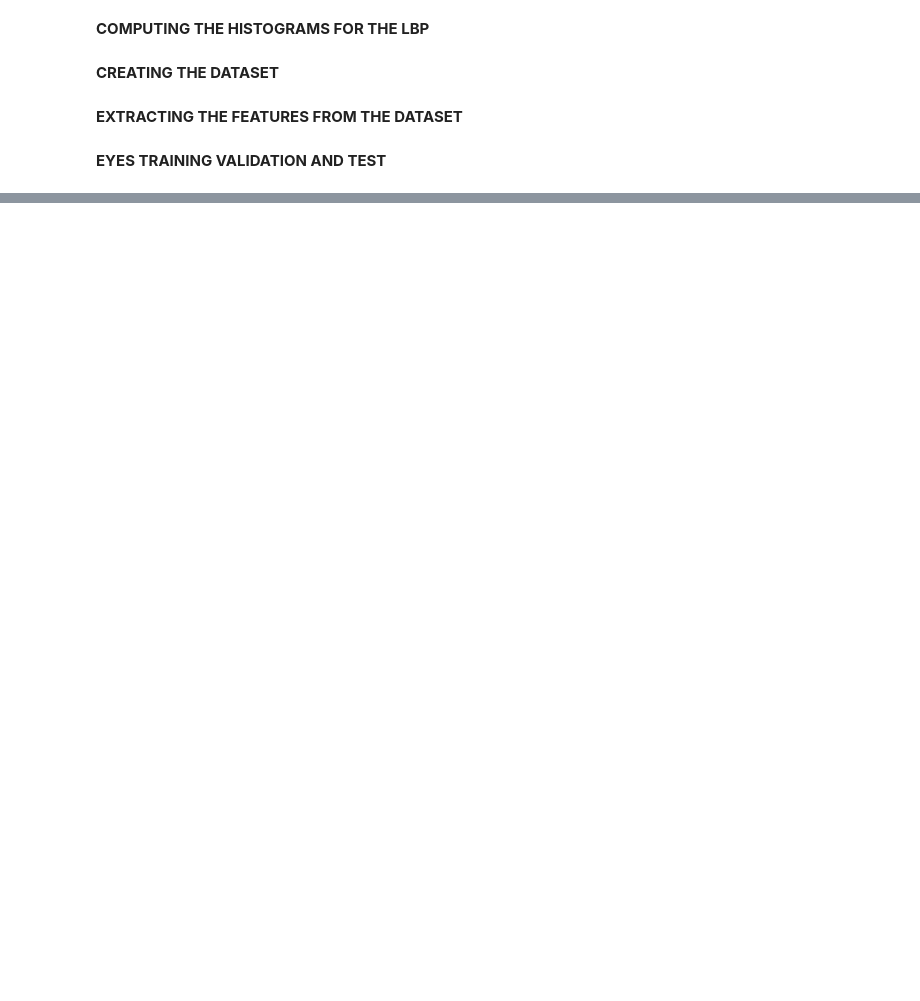
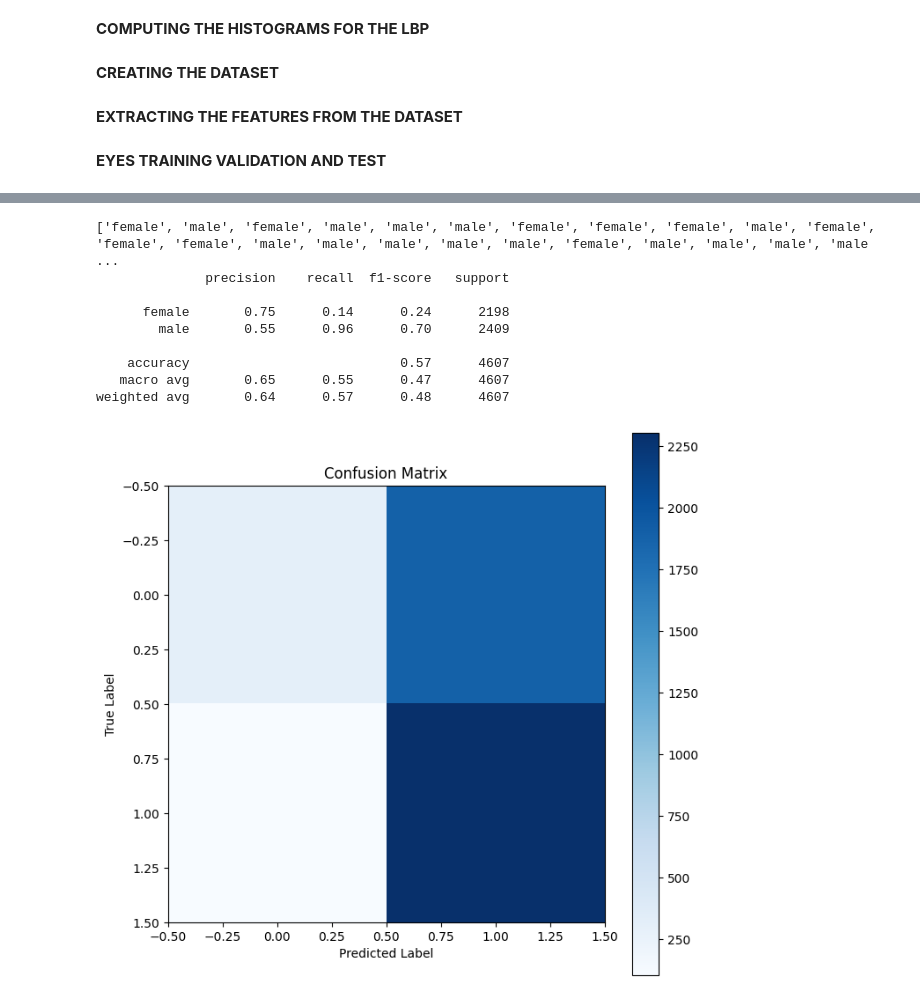
Before and after one commit to ValentinaEmili/Biometric-Systems---Ethnicity-recognition, a Jupyter notebook: LightGBM_BS.ipynb, the cells around one changed output, grey strips where cells are left out. Cells and saved outputs as stored; diff of their text form; code cells hidden in the pictures; blank space fills up the shorter version.

```diff
--- a/LightGBM_BS.ipynb
+++ b/LightGBM_BS.ipynb
@@ -610,0 +707,7 @@ weighted avg       0.39      0.43      0.36      4776
+# %%
+X_resampled=X_train
+y_resampled=y_train
+class_weights = compute_class_weight('balanced',  classes=np.unique(y_resampled), y=y_resampled, majority_class_weight_factor=2.5)
+#class_weights = compute_class_weight('balanced', classes=np.unique(y_train), )
+# Create class weights array for each sample
+class_weights = np.array([class_weights[label] for label in y_resampled])
@@ -610,0 +716,12 @@ weighted avg       0.39      0.43      0.36      4776
+# %%
+
+#X_resampled, y_resampled
+train_data = lgb.Dataset(X_resampled, label=y_resampled,weight=class_weights)
+test_data = lgb.Dataset(X_test, label=y_test,free_raw_data=False)
+
+# Ensure X_train and y_train are valid NumPy arrays
+if not isinstance(X_resampled, np.ndarray) or not isinstance(y_train, np.ndarray):
+    raise ValueError("X_train and y_train must be NumPy arrays")
+# Check for empty training data
+if len(X_resampled) == 0:
+    raise ValueError("X_train cannot be empty")
@@ -610,0 +883,27 @@ weighted avg       0.39      0.43      0.36      4776
+# %%
+y_test = [label_map[i] for i in y_test]
+print(y_test)
+# Evaluate the model
+print(classification_report(y_test, y_pred_classes))
+
+# Confusion Matrix
+cm = confusion_matrix(y_test,y_pred_classes)
+plt.figure(figsize=(8, 8))
+#sns.heatmap(confusion_matrix, annot=True, fmt='d', cmap='Blues', xticklabels=np.unique(y_test), yticklabels=np.unique(y_test))
+plt.imshow(cm, interpolation='nearest', cmap=plt.cm.Blues)
+plt.title('Confusion Matrix')
+plt.colorbar()
+plt.xlabel('Predicted Label')
+plt.ylabel('True Label')
+plt.show()
+# %% [output]
+['female', 'male', 'female', 'male', 'male', 'male', 'female', 'female', 'female', 'male', 'female', 'female', 'female', 'male', 'male', 'male', 'male', 'male', 'female', 'male', 'male', 'male', 'male ...
+              precision    recall  f1-score   support
+
+      female       0.75      0.14      0.24      2198
+        male       0.55      0.96      0.70      2409
+
+    accuracy                           0.57      4607
+   macro avg       0.65      0.55      0.47      4607
+weighted avg       0.64      0.57      0.48      4607
+[figure, added]
```
Also changed, not shown: parts of 84 cells of this notebook.
